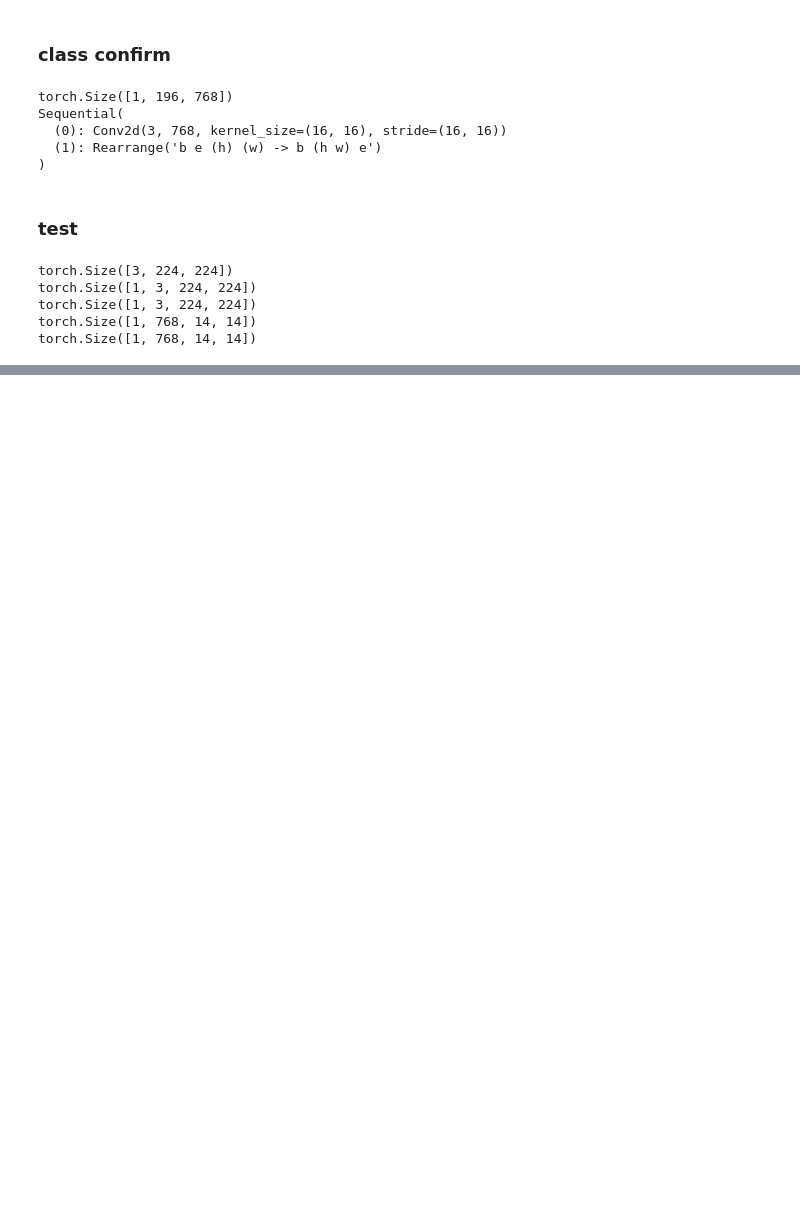
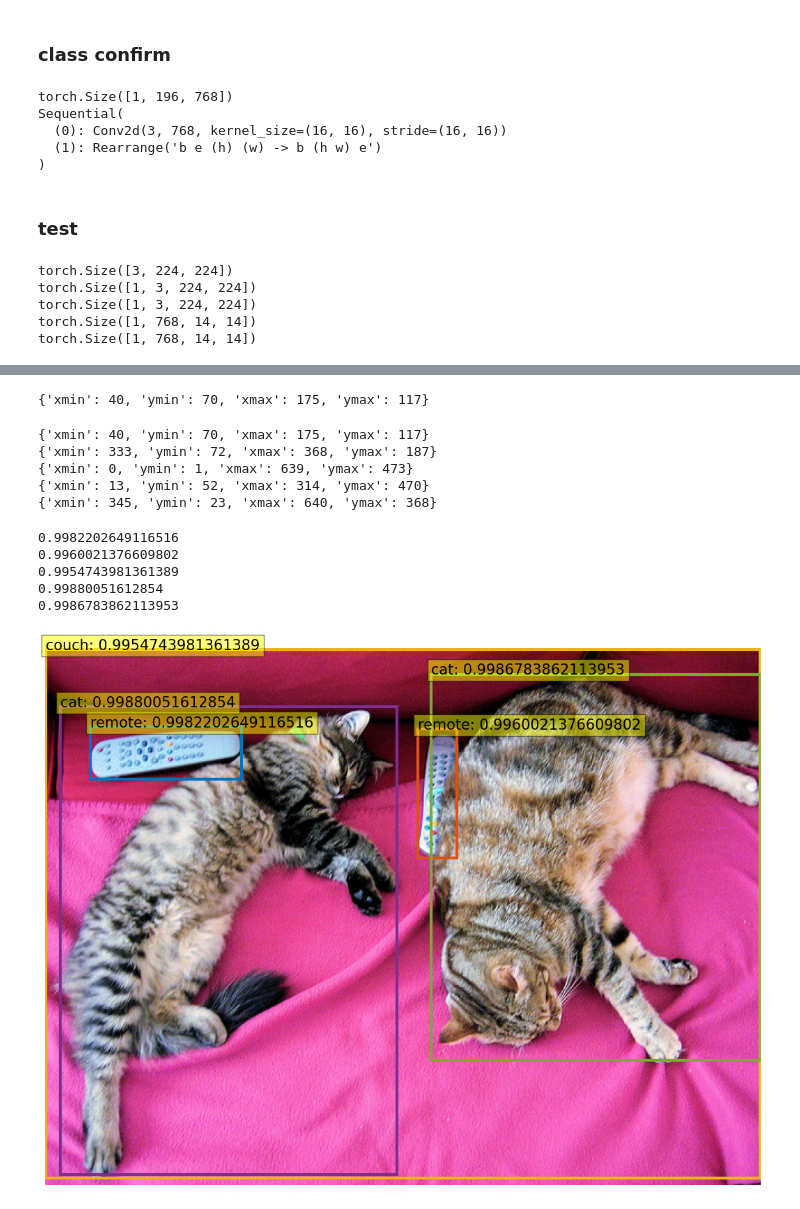
Before and after one commit to sangwon-hwang/transformer, a Jupyter notebook: scripts/torch_vision_tr.ipynb, the cells around one changed output, grey strips where cells are left out. Saved outputs shown, nothing was run; the diff lists cells and outputs as text; code cells hidden in the pictures; blank space fills up the shorter version.

```diff
--- a/scripts/torch_vision_tr.ipynb
+++ b/scripts/torch_vision_tr.ipynb
@@ -216,0 +385,62 @@ torch.Size([1, 768, 14, 14])
+# %%
+results[0]['box']
+# %% [output]
+{'xmin': 40, 'ymin': 70, 'xmax': 175, 'ymax': 117}
+# %%
+colors = COLORS * 100
+for result, color in zip(results, colors):
+    box = result['box']
+    print(box)
+# %% [output]
+{'xmin': 40, 'ymin': 70, 'xmax': 175, 'ymax': 117}
+{'xmin': 333, 'ymin': 72, 'xmax': 368, 'ymax': 187}
+{'xmin': 0, 'ymin': 1, 'xmax': 639, 'ymax': 473}
+{'xmin': 13, 'ymin': 52, 'xmax': 314, 'ymax': 470}
+{'xmin': 345, 'ymin': 23, 'xmax': 640, 'ymax': 368}
+# %%
+import matplotlib.pyplot as plt
+
+# colors for visualization
+COLORS = [[0.000, 0.447, 0.741],
+          [0.850, 0.325, 0.098],
+          [0.929, 0.694, 0.125],
+          [0.494, 0.184, 0.556],
+          [0.466, 0.674, 0.188]]
+
+def plot_results(image, results):
+    plt.figure(figsize=(16,10))
+    plt.imshow(image)
+    ax = plt.gca()
+    colors = COLORS * 100
+    for result, color in zip(results, colors):
+        # print(result)
+        # print(color)
+        box = result['box']
+        xmin, xmax, ymin, ymax = box['xmin'], box['xmax'], box['ymin'], box['ymax']
+        label = result['label']
+        prob = result['score']
+        ax.add_patch(plt.Rectangle((xmin, ymin),
+                                   xmax - xmin,
+                                   ymax - ymin,
+                                   # file=False,
+                                   fill=False,
+                                   color=color,
+                                   linewidth=3))
+        text = f'{label}: {prob}'
+        print(prob)
+        ax.text(xmin,
+                ymin,
+                text,
+                fontsize=15,
+                bbox=dict(facecolor='yellow', alpha=0.5))
+    plt.axis('off')
+    plt.show()
+# %%
+plot_results(image, results)
+# %% [output]
+0.9982202649116516
+0.9960021376609802
+0.9954743981361389
+0.99880051612854
+0.9986783862113953
+[figure, added]
```
Also changed, not shown: parts of 21 cells of this notebook.
